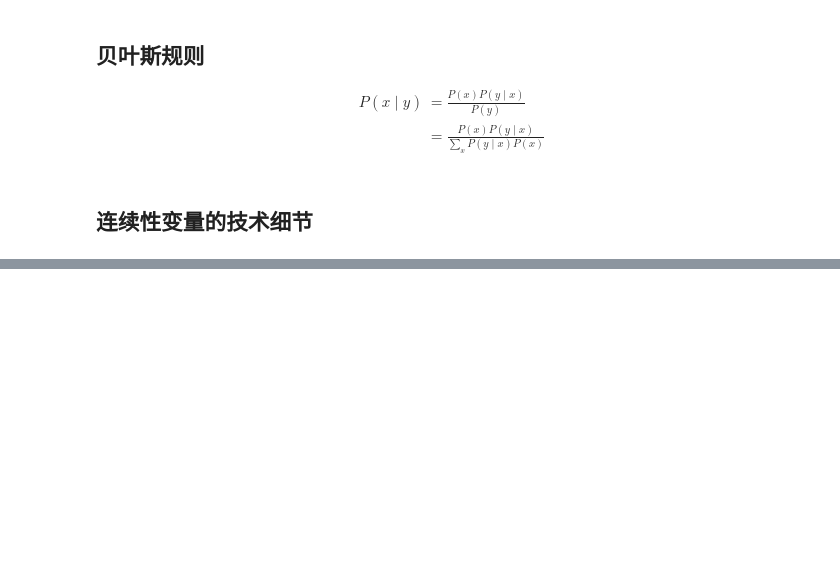
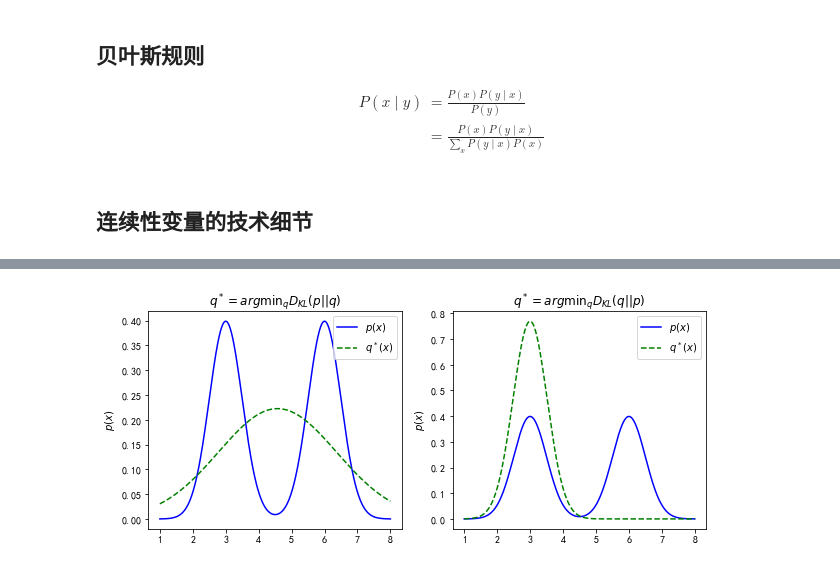
Before and after one commit to LiXirong/Notebook-LXR, a Jupyter notebook: Deep Learning Notebook (花书)/第三章 概率与信息论.ipynb, the cells around one changed output, grey strips where cells are left out. Saved outputs shown, nothing was run; the diff lists cells and outputs as text; code cells hidden in the pictures; blank space fills up the shorter version.

```diff
--- a/Deep Learning Notebook (花书)/第三章 概率与信息论.ipynb
+++ b/Deep Learning Notebook (花书)/第三章 概率与信息论.ipynb
@@ -206,0 +245,34 @@ P(x\mid y)&=\frac{P(x)P(y\mid x)}{P(y)} \\
+# %%
+x = np.linspace(1, 8, 1000)
+y1 = stats.norm.pdf(x, 3, 0.5)
+y2 = stats.norm.pdf(x, 6, 0.5)
+p = y1+y2
+KL_pq = []
+KL_qp = []
+q1 = []
+for mu in np.linspace(1, 8, 50):
+        for sigma in np.linspace(0.2, 8, 50):
+            q = stats.norm.pdf(x, mu, sigma)
+            KL_pq.append(stats.entropy(p, q))
+            q1.append(q)
+            KL_qp.append(stats.entropy(q, p))
+KL_pq = np.argmin(KL_pq)
+KL_qp = np.argmin(KL_qp)
+plt.figure(figsize=(10, 4))
+plt.subplot(1, 2, 1)
+plt.plot(x, p/2, 'b')
+plt.plot(x, q1[KL_pq], 'g--')
+plt.ylabel('$x$')
+plt.ylabel('$p(x)$')
+plt.title('$q^*= {arg\min}_ q D_{KL}(p||q)$')
+plt.legend(['$p(x)$', '$q^*(x)$'], loc='upper right')
+plt.subplot(1, 2, 2)
+plt.plot(x, p/2, 'b')
+plt.plot(x, q1[KL_qp], 'g--')
+plt.ylabel('$x$')
+plt.ylabel('$p(x)$')
+plt.title('$q^*= {arg\min}_ q D_{KL}(q||p)$')
+plt.legend(['$p(x)$', '$q^*(x)$'], loc='upper right')
+plt.show()
+# %% [output]
+[figure, added]
```
Also changed, not shown: parts of 9 cells of this notebook, 1 other file.
